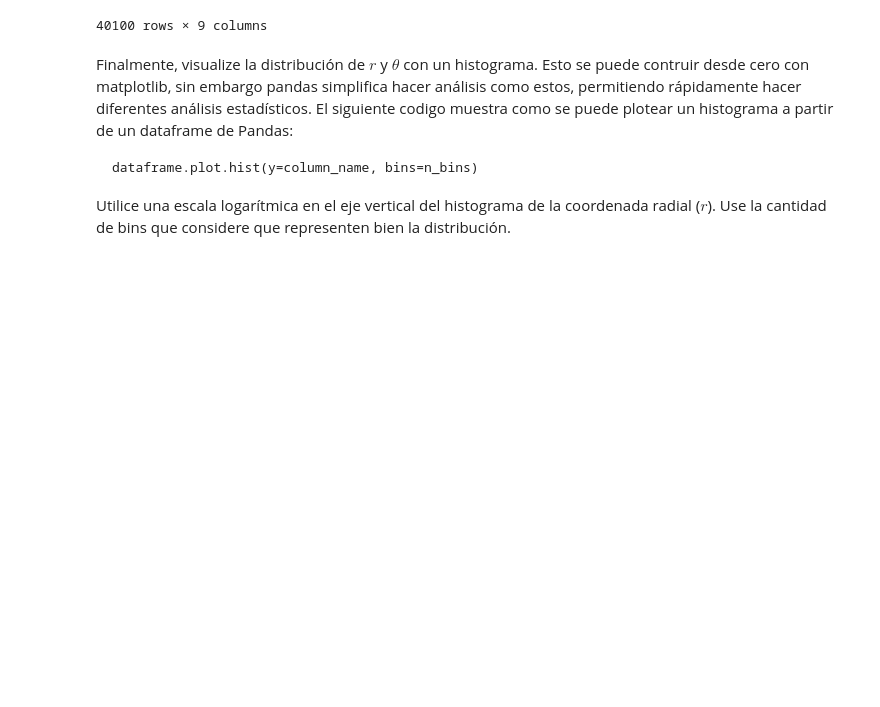
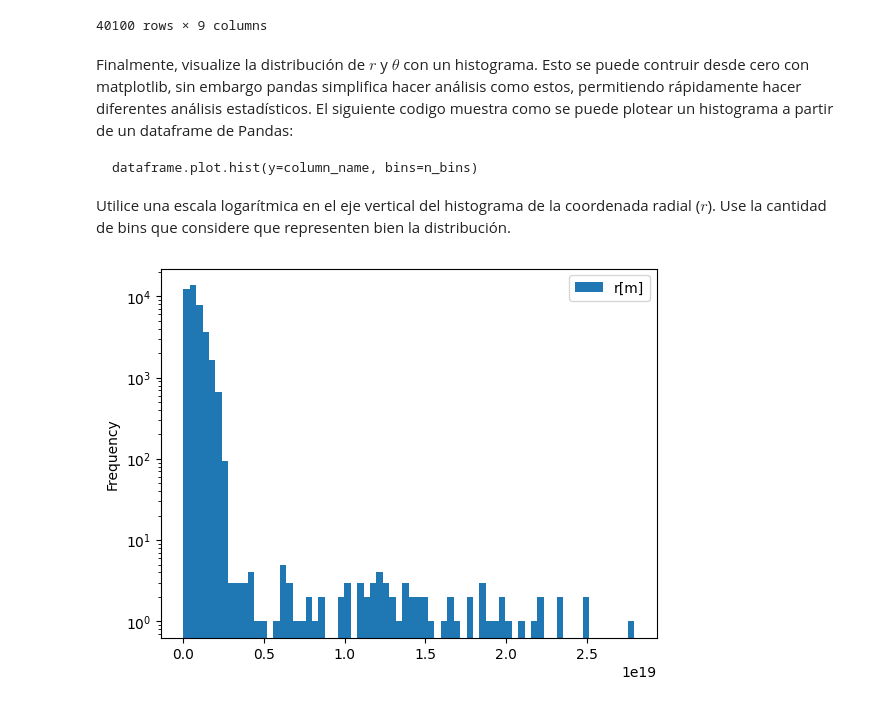
Before and after one commit to GARU0012/Tarea-1, a Jupyter notebook: Tarea_1.ipynb, the cells around one changed output. Cells and saved outputs as stored; diff of their text form; code cells hidden in the pictures; blank space fills up the shorter version.

````diff
--- a/Tarea_1.ipynb
+++ b/Tarea_1.ipynb
@@ -541,3 +539,9 @@ dataframe.plot.hist(y=column_name, bins=n_bins)
 ```
 
 Utilice una escala logarítmica en el eje vertical del histograma de la coordenada radial ($r$). Use la cantidad de bins que considere que representen bien la distribución.
+# %%
+# ni idea cuantos bins son adecuados lol
+df.plot.hist(y = "r[m]", bins = 70)
+plt.yscale("log")
+# %% [output]
+[figure, added]
````
Also changed, not shown: parts of 4 cells of this notebook.
